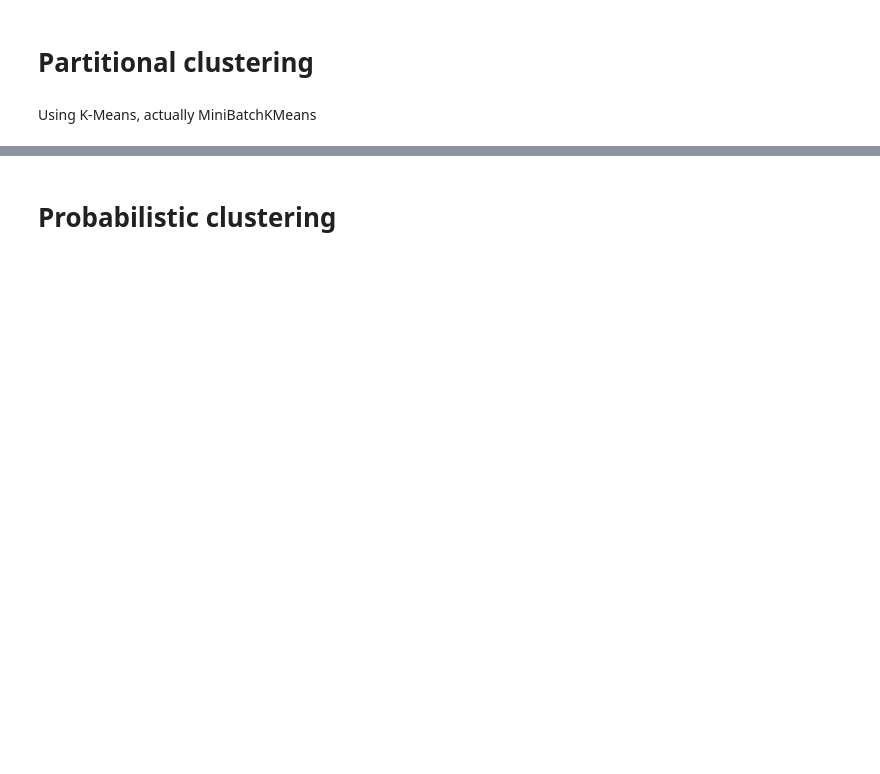
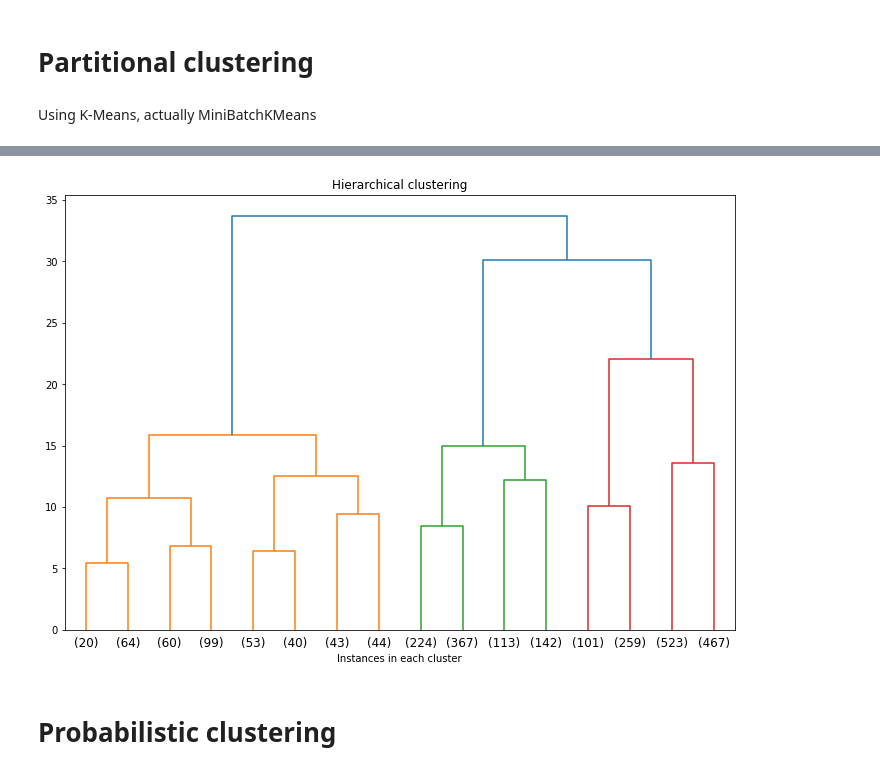
Before and after one commit to adgiz05/spotify_unsupervised_learning, a Jupyter notebook: main.ipynb, the cells around one changed output, grey strips where cells are left out. Saved outputs shown, nothing was run; the diff lists cells and outputs as text; code cells hidden in the pictures; blank space fills up the shorter version.

```diff
--- a/main.ipynb
+++ b/main.ipynb
@@ -138,2 +138,28 @@ metrics = clustering_metrics(dataset, 'kmeans', range(2, 30, 2), plot=True)
+# %%
+def visualize_dendrogram(dataset, n_clusters=None):
+    model = AgglomerativeClustering(distance_threshold=0, n_clusters=n_clusters).fit(dataset)
+    counts = np.zeros(model.children_.shape[0])
+    n_samples = len(model.labels_)
+    for i, merge in enumerate(model.children_):
+        current_count = 0
+        for child_idx in merge:
+            if child_idx < n_samples:
+                current_count += 1
+            else:
+                current_count += counts[child_idx - n_samples]
+        counts[i] = current_count
+
+    linkage_matrix = np.column_stack(
+        [model.children_, model.distances_, counts]
+    ).astype(float)
+
+    plt.figure(figsize=(12, 8))
+    plt.title('Hierarchical clustering')
+    plt.xlabel('Instances in each cluster')
+    dendrogram(linkage_matrix, truncate_mode="level", p=3)
+# %%
+visualize_dendrogram(dataset)
+# %% [output]
+[figure, added]
 # %% [markdown]
 # Probabilistic clustering
```
Also changed, not shown: parts of 8 cells of this notebook.
